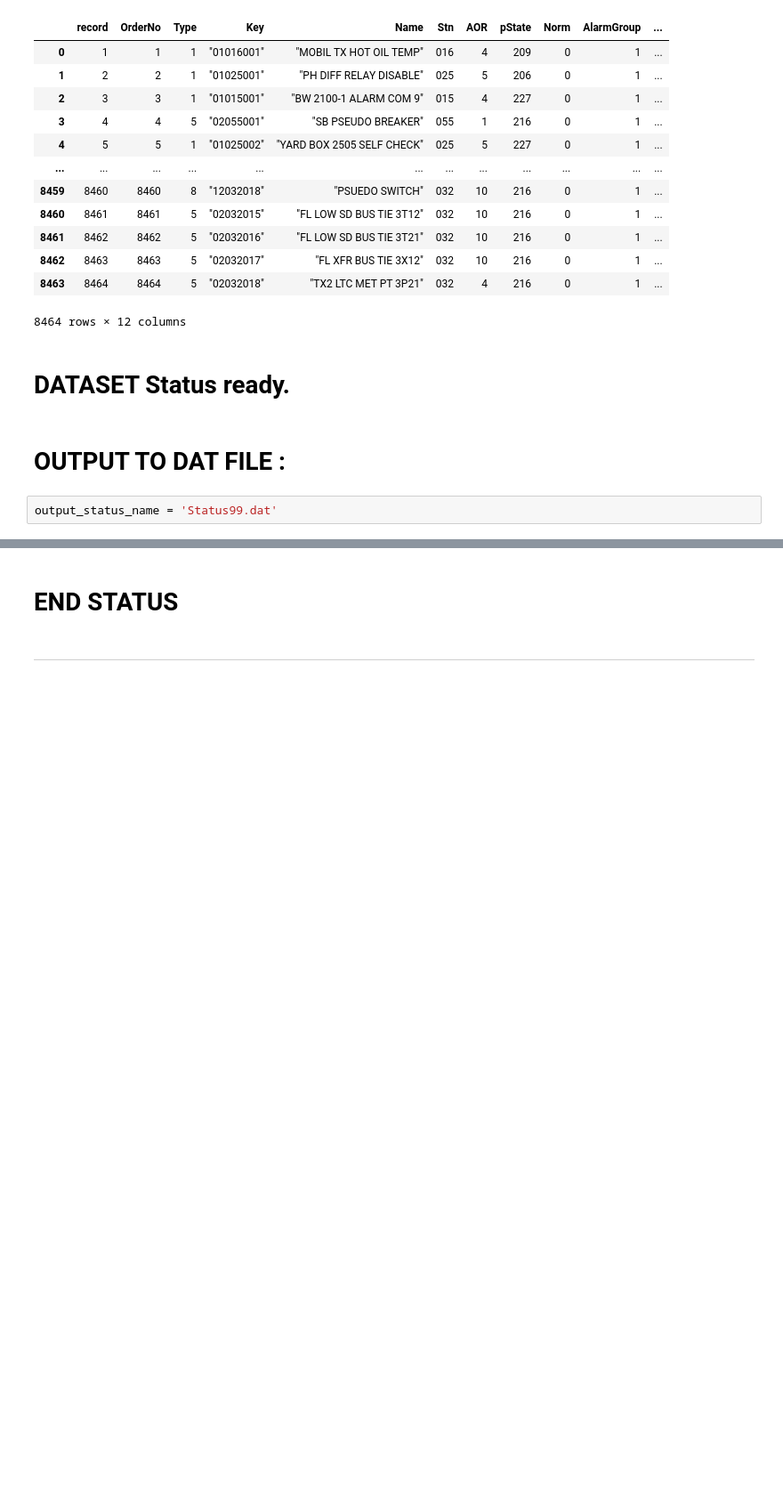
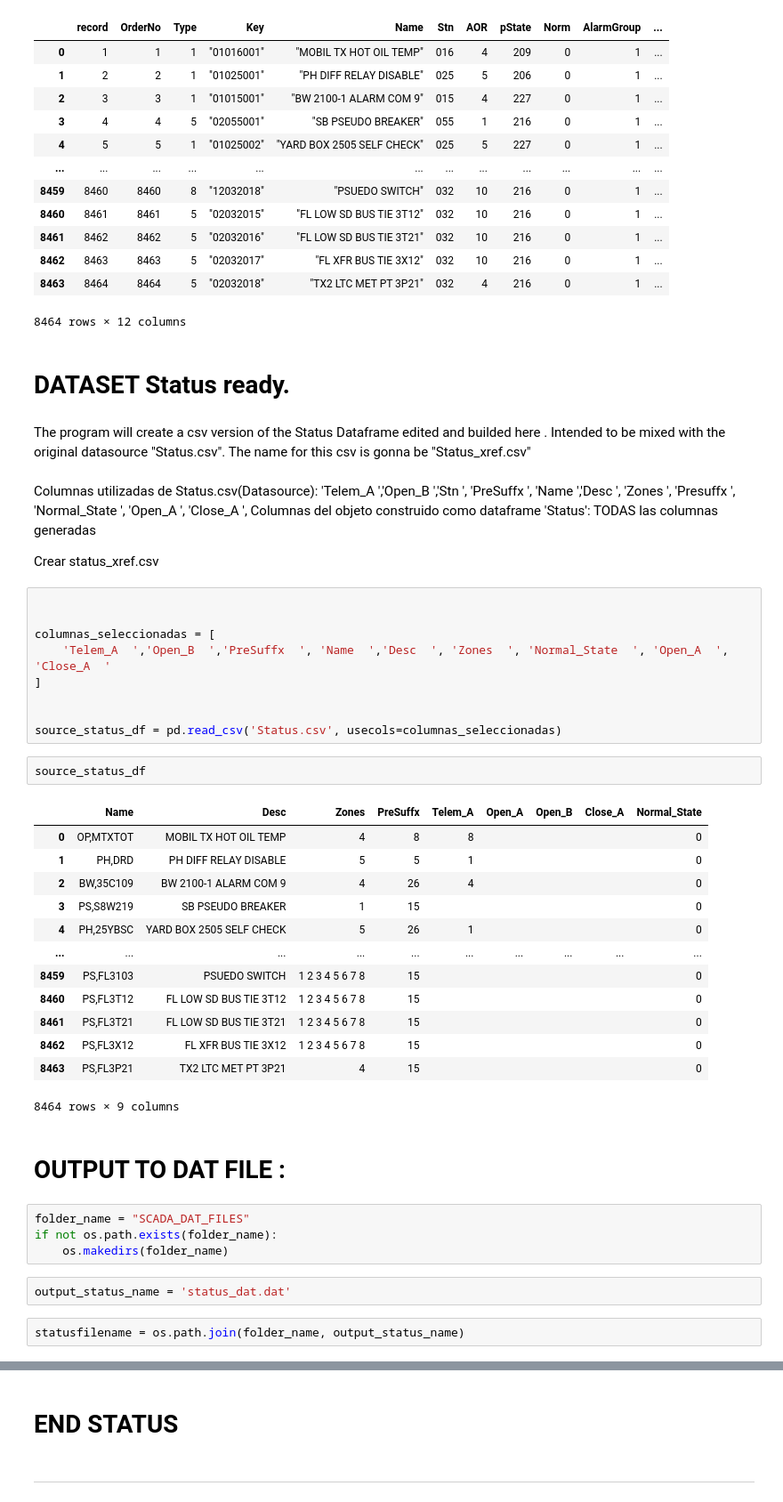
Before and after one commit to arielgv/Scada_Fep, a Jupyter notebook: SCADA_FEP/SCADA/scada_code.ipynb, the cells around one changed output, grey strips where cells are left out. Shown at 89% size. Saved outputs shown, nothing was run; the diff lists cells and outputs as text; blank space fills up the shorter version.

Commit message:
CSV files uploaded. Code updated. Status_xref.csv

```diff
--- a/SCADA_FEP/SCADA/scada_code.ipynb
+++ b/SCADA_FEP/SCADA/scada_code.ipynb
@@ -775,8 +780,48 @@ df_status
 8464 rows × 12 columns
 # %% [markdown]
 # DATASET Status ready.
+# %% [markdown]
+The program will create a csv version of the Status Dataframe edited and builded here . Intended to be mixed with the original datasource "Status.csv". The name for this csv is gonna be "Status_xref.csv"
+# %% [markdown]
+Columnas utilizadas de Status.csv(Datasource):
+'Telem_A  ','Open_B  ','Stn  ', 'PreSuffx  ', 'Name  ','Desc  ', 'Zones  ', 'Presuffx  ', 'Normal_State  ', 'Open_A  ', 'Close_A  ',
+Columnas del objeto construido como dataframe 'Status':
+TODAS las columnas generadas
+
+Crear status_xref.csv
+# %%
+
+
+columnas_seleccionadas = [
+    'Telem_A  ','Open_B  ','PreSuffx  ', 'Name  ','Desc  ', 'Zones  ', 'Normal_State  ', 'Open_A  ', 'Close_A  '
+]
+
+
+source_status_df = pd.read_csv('Status.csv', usecols=columnas_seleccionadas)
+# %%
+source_status_df
+# %% [output]
+|  | Name | Desc | Zones | PreSuffx | Telem_A | Open_A | Open_B | Close_A | Normal_State |
+| 0 | OP,MTXTOT | MOBIL TX HOT OIL TEMP | 4 | 8 | 8 |  |  |  | 0 |
+| 1 | PH,DRD | PH DIFF RELAY DISABLE | 5 | 5 | 1 |  |  |  | 0 |
+| 2 | BW,35C109 | BW 2100-1 ALARM COM 9 | 4 | 26 | 4 |  |  |  | 0 |
+| 3 | PS,S8W219 | SB PSEUDO BREAKER | 1 | 15 |  |  |  |  | 0 |
+| 4 | PH,25YBSC | YARD BOX 2505 SELF CHECK | 5 | 26 | 1 |  |  |  | 0 |
+| ... | ... | ... | ... | ... | ... | ... | ... | ... | ... |
+| 8459 | PS,FL3103 | PSUEDO SWITCH | 1 2 3 4 5 6 7 8 | 15 |  |  |  |  | 0 |
+| 8460 | PS,FL3T12 | FL LOW SD BUS TIE 3T12 | 1 2 3 4 5 6 7 8 | 15 |  |  |  |  | 0 |
+| 8461 | PS,FL3T21 | FL LOW SD BUS TIE 3T21 | 1 2 3 4 5 6 7 8 | 15 |  |  |  |  | 0 |
+| 8462 | PS,FL3X12 | FL XFR BUS TIE 3X12 | 1 2 3 4 5 6 7 8 | 15 |  |  |  |  | 0 |
+| 8463 | PS,FL3P21 | TX2 LTC MET PT 3P21 | 4 | 15 |  |  |  |  | 0 |
+8464 rows × 9 columns
 # %% [markdown]
 # OUTPUT TO DAT FILE :
+# %%
+folder_name = "SCADA_DAT_FILES"
+if not os.path.exists(folder_name):
+    os.makedirs(folder_name)
 # %%
-output_status_name = 'Status99.dat'
+output_status_name = 'status_dat.dat'
+# %%
+statusfilename = os.path.join(folder_name, output_status_name)
 # %%
```
Also changed, not shown: parts of 19 cells of this notebook, 30 other files.
